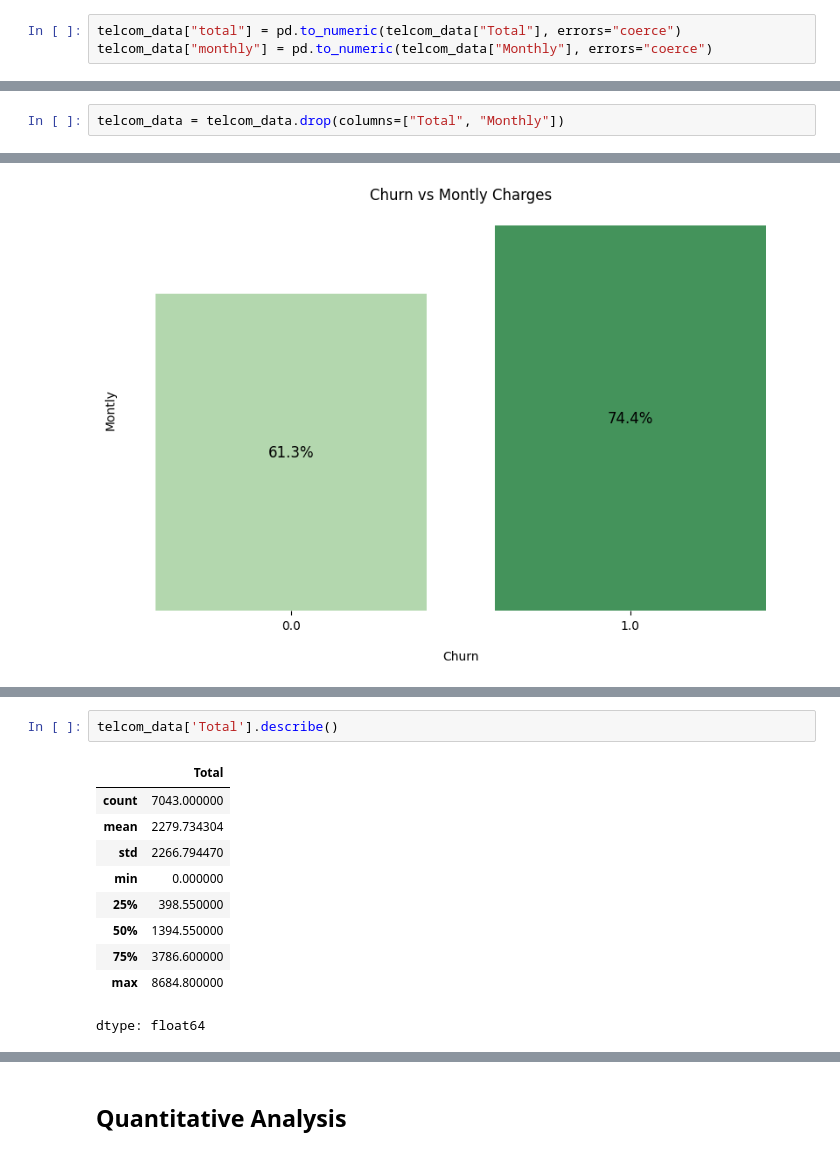
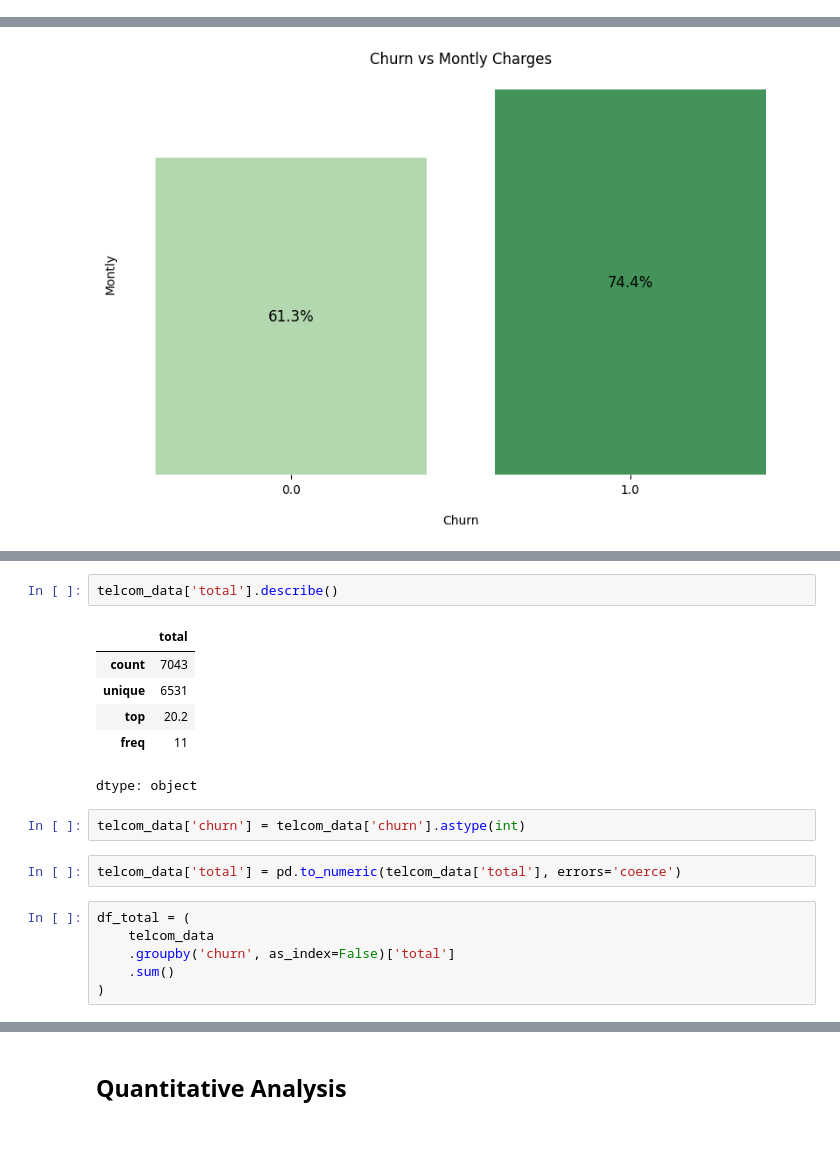
Before and after one commit to jeisteve999/TelcomX-Churn-Analysis, a Jupyter notebook: notebooks/telcomx_churn_analysis.ipynb, the cells around one changed output, grey strips where cells are left out. Saved outputs shown, nothing was run; the diff lists cells and outputs as text.

```diff
--- a/notebooks/telcomx_churn_analysis.ipynb
+++ b/notebooks/telcomx_churn_analysis.ipynb
@@ -84,9 +84,6 @@ telcom_data = telcom_data.rename(columns={
     "PaperlessBilling": "paperless_billing",
     "PaymentMethod": "payment_method"
 })
-# %%
-telcom_data["total"] = pd.to_numeric(telcom_data["Total"], errors="coerce")
-telcom_data["monthly"] = pd.to_numeric(telcom_data["Monthly"], errors="coerce")
 # %%
 telcom_data
 # %% [output]
@@ -106,2 +102,0 @@ telcom_data
-# %%
-telcom_data = telcom_data.drop(columns=["Total", "Monthly"])
@@ -758,13 +732,19 @@ dtype: float64
 # %%
-telcom_data['Total'].describe()
+telcom_data['total'].describe()
 # %% [output]
-|  | Total |
-| count | 7043.000000 |
-| mean | 2279.734304 |
-| std | 2266.794470 |
-| min | 0.000000 |
-| 25% | 398.550000 |
-| 50% | 1394.550000 |
-| 75% | 3786.600000 |
-| max | 8684.800000 |
+|  | total |
+| count | 7043 |
+| unique | 6531 |
+| top | 20.2 |
+| freq | 11 |
-dtype: float64
+dtype: object
+# %%
+telcom_data['churn'] = telcom_data['churn'].astype(int)
+# %%
+telcom_data['total'] = pd.to_numeric(telcom_data['total'], errors='coerce')
+# %%
+df_total = (
+    telcom_data
+    .groupby('churn', as_index=False)['total']
+    .sum()
+)
```
Also changed, not shown: parts of 19 cells of this notebook.
